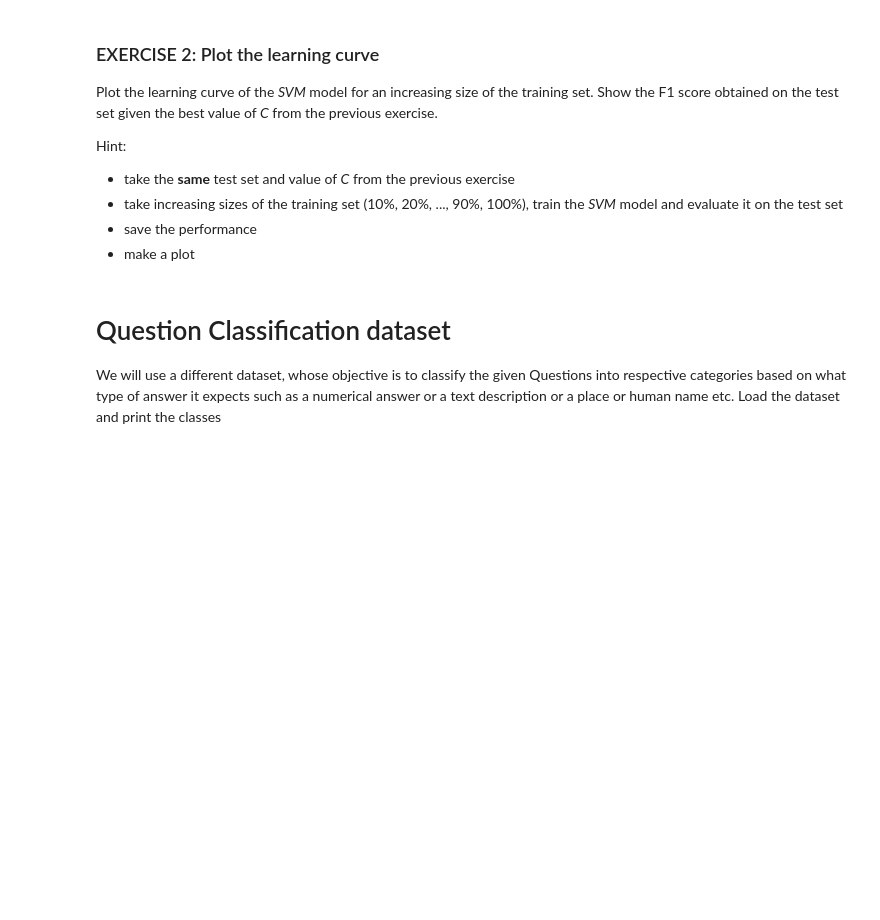
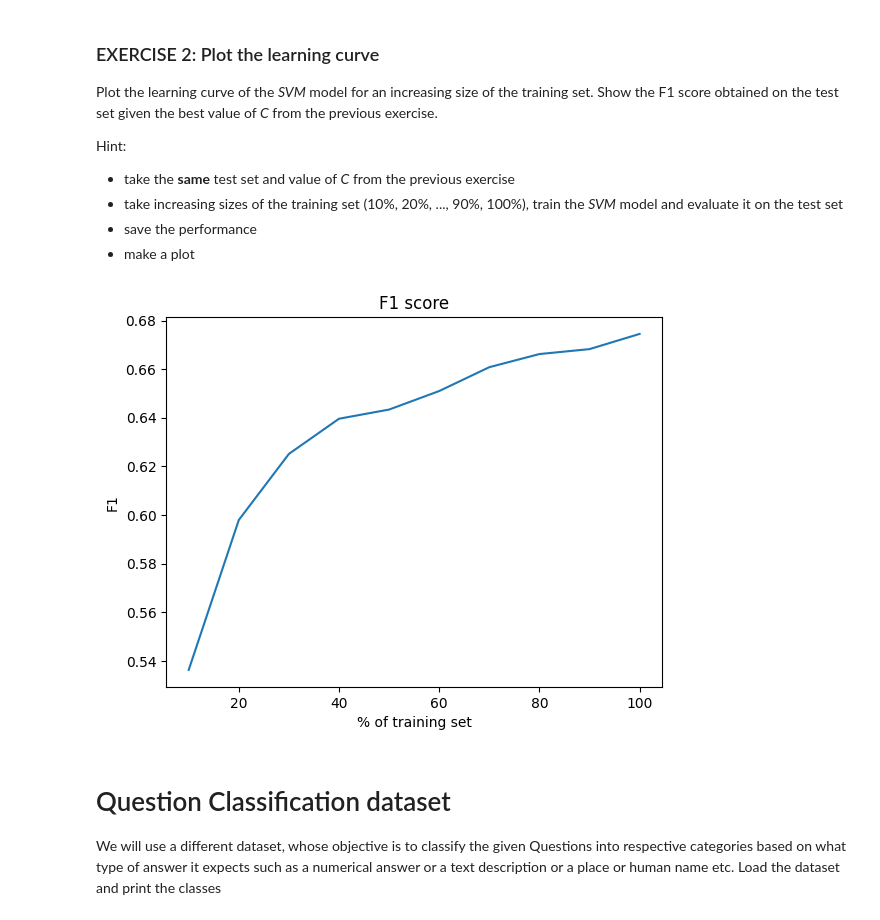
Before and after one commit to redjack96/CodiceML, a Jupyter notebook: src/esercitazioni/[WMIR]04svm.ipynb, the cells around one changed output. Cells and saved outputs as stored; diff of their text form; code cells hidden in the pictures; blank space fills up the shorter version.

```diff
--- a/src/esercitazioni/[WMIR]04svm.ipynb
+++ b/src/esercitazioni/[WMIR]04svm.ipynb
@@ -325,9 +325,11 @@ for i in percentages:
 # %%
 plt.plot(range(10,101,10), f1_scores)
 plt.title("F1 score")
-plt.xlabel("%% of training set")
+plt.xlabel("% of training set")
 plt.ylabel("F1")
 plt.show()
+# %% [output]
+[figure, added]
 # %% [markdown]
 # Question Classification dataset
 We will use a different dataset, whose objective is to classify the given Questions into respective categories based on what type of answer it expects such as a numerical answer or a text description or a place or human name etc.
```
Also changed, not shown: parts of 7 cells of this notebook, 4 other files.
